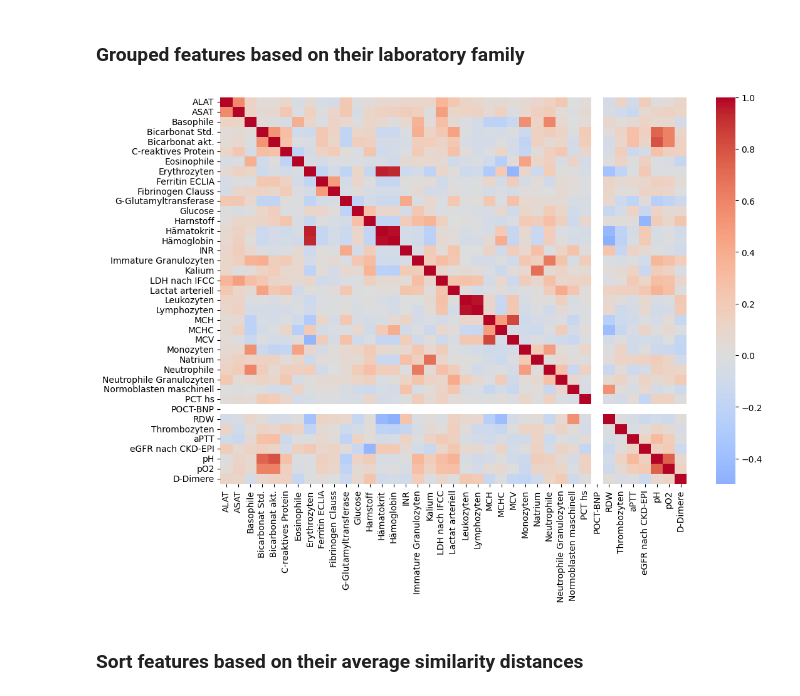
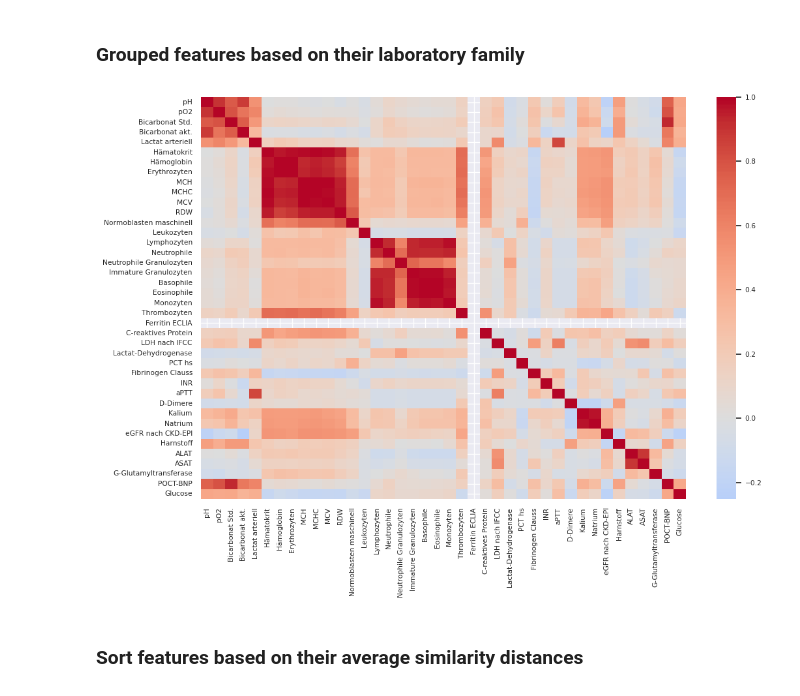
Before and after one commit to jagh/patientomics, a Jupyter notebook: notebooks/analyzing_labmarkers_for_long_covid.ipynb, the cells around one changed output. Cells and saved outputs as stored; diff of their text form; code cells hidden in the pictures.

```diff
--- a/notebooks/analyzing_labmarkers_for_long_covid.ipynb
+++ b/notebooks/analyzing_labmarkers_for_long_covid.ipynb
@@ -467,40 +806,56 @@ from sklearn.preprocessing import StandardScaler
 from sklearn.metrics import pairwise_distances
 from sklearn.manifold import MDS
 
-# Load data
+
+## Set the day range to be selected
+init_day = 7
+# end_day = 2
+
+## Load the list of laboratory features
+dir_path = '/home/jagh/Documents/01_UB/MultiOmiX/patientomics/data/05_data_exploration/01_preprocessing_116_PLCP/'
+filename = os.path.join(dir_path, 'lab_parameter_grouping.csv')
+df_lab_features = pd.read_csv(filename, sep=',', header=0)
+
+## Load data
 dir_path = '/home/jagh/Documents/01_UB/MultiOmiX/patientomics/data/05_data_exploration/01_preprocessing_116_PLCP/'
 # filename = os.path.join(dir_path, 'lab_data_exploration.csv')
-filename = os.path.join(dir_path, f'116_plcp_lab_markers_day_Imputed-{days_col}.csv')
-
+filename = os.path.join(dir_path, f'116_plcp_lab_markers_day-{init_day}.csv')
+# filename = os.path.join(dir_path, f'116_plcp_lab_markers_day_Imputed-{init_day}_to_{end_day}_starting.csv')
 df = pd.read_csv(filename, sep=',', header=0, index_col=0)
 
+## Set the 'df' columns in the order of the 'df_lab_features'
+df = df.reindex(columns=df_lab_features['lab_parameter'].tolist())
+
+## Set the df without the first two columns
+df = df.iloc[:, 2:].copy()
+
 ## Set NaN values to 0
-df = df.fillna(0)
+df = df.fillna(-1)
 
 # Standardize the data before calculating distances
 scaler = StandardScaler()
 scaled_data = scaler.fit_transform(df)
 
 # Calculate pairwise distances using Euclidean distance
 similarities = pairwise_distances(scaled_data, metric='euclidean')
 
 # Multidimensional scaling
 seed = np.random.RandomState(seed=3)
 mds = MDS(n_components=2, max_iter=5000, eps=1e-12, random_state=seed, dissimilarity='precomputed', n_jobs=1, metric=False)
 pos = mds.fit_transform(similarities)
 
 # Features as a heatmap
 corr = df.corr()
 
 # Set up the matplotlib figure, adjust size
 plt.figure(figsize=(12, 8))
 
 # Draw the heatmap using seaborn
 sns.heatmap(corr, cmap='coolwarm', annot=False, fmt=".2f", center=0)
 
 plt.show()
 # %% [output]
-[figure, old version]
+[figure, new version]
 # %% [markdown]
 ### Sort features based on their average similarity distances
 # %%
```
Also changed, not shown: parts of 18 cells of this notebook.
